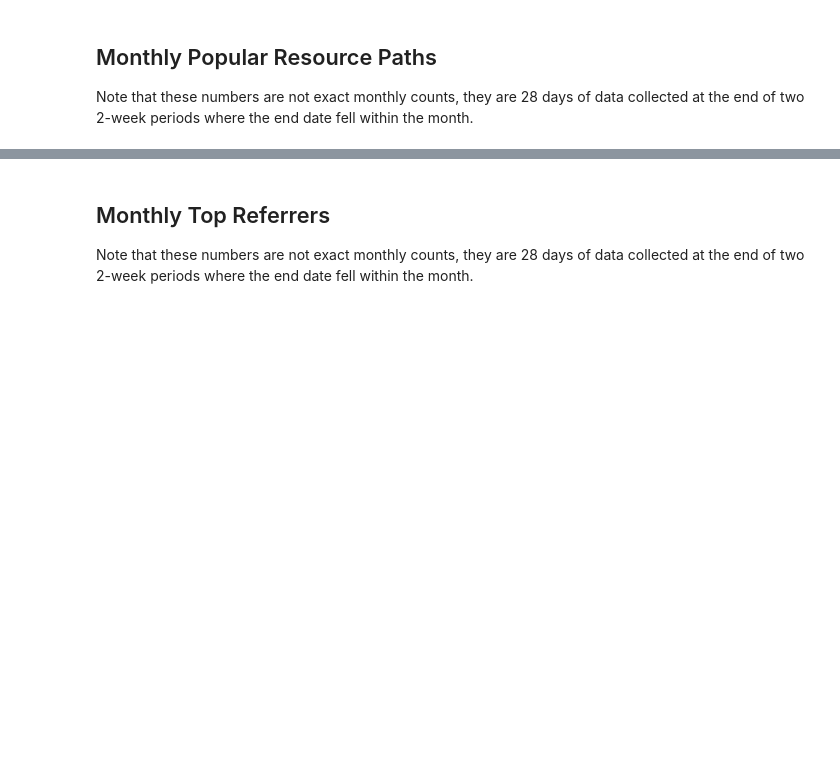
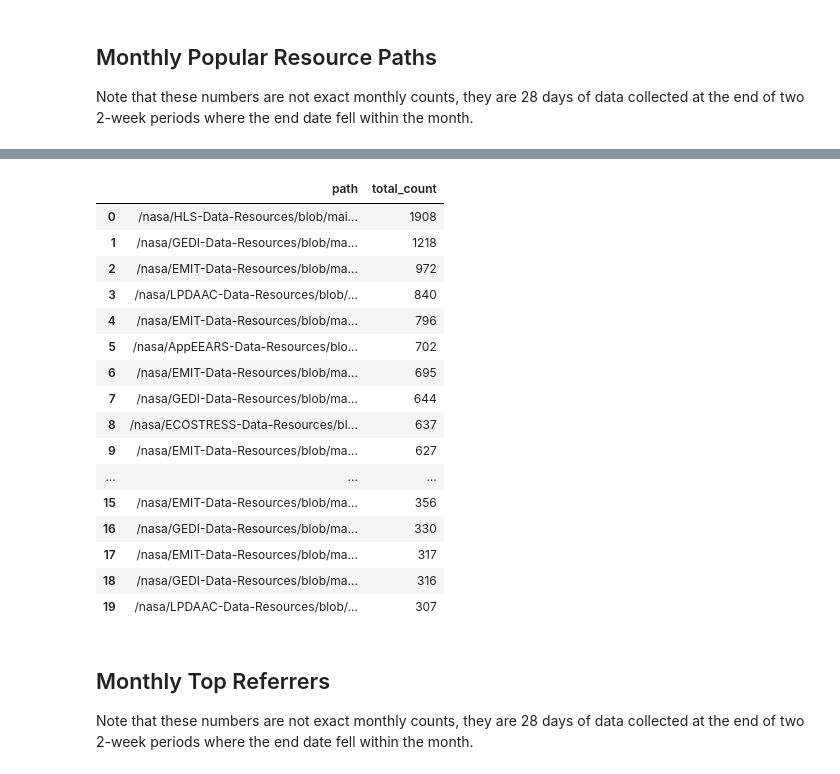
Before and after one commit to nasa/LPDAAC-Data-Resources, a Jupyter notebook: _metrics/view_metrics.ipynb, the cells around one changed output, grey strips where cells are left out. Drawn from its saved outputs; the diff is of its cells as text; code cells hidden in the pictures; blank space fills up the shorter version.

```diff
--- a/_metrics/view_metrics.ipynb
+++ b/_metrics/view_metrics.ipynb
@@ -112,3 +235,37 @@ monthly_paths.sort_values(['month','total_uniques'],ascending=[True,False]).grou
+# %%
+# Top 10 Popular Content: 2025-07 to 2026-06
+top_paths = (
+    filtered_paths[
+        filtered_paths["month"].between(
+            pd.Period("2025-07", "M"), pd.Period("2026-06", "M")
+        )
+    ]
+    .groupby("path")
+    .agg(total_count=("count", "sum"))
+    .reset_index()
+    .sort_values("total_count", ascending=False)
+    .head(20)
+    .reset_index(drop=True)
+)
+top_paths
+# %% [output]
+|  | path | total_count |
+| 0 | /nasa/HLS-Data-Resources/blob/mai... | 1908 |
+| 1 | /nasa/GEDI-Data-Resources/blob/ma... | 1218 |
+| 2 | /nasa/EMIT-Data-Resources/blob/ma... | 972 |
+| 3 | /nasa/LPDAAC-Data-Resources/blob/... | 840 |
+| 4 | /nasa/EMIT-Data-Resources/blob/ma... | 796 |
+| 5 | /nasa/AppEEARS-Data-Resources/blo... | 702 |
+| 6 | /nasa/EMIT-Data-Resources/blob/ma... | 695 |
+| 7 | /nasa/GEDI-Data-Resources/blob/ma... | 644 |
+| 8 | /nasa/ECOSTRESS-Data-Resources/bl... | 637 |
+| 9 | /nasa/EMIT-Data-Resources/blob/ma... | 627 |
+| ... | ... | ... |
+| 15 | /nasa/EMIT-Data-Resources/blob/ma... | 356 |
+| 16 | /nasa/GEDI-Data-Resources/blob/ma... | 330 |
+| 17 | /nasa/EMIT-Data-Resources/blob/ma... | 317 |
+| 18 | /nasa/GEDI-Data-Resources/blob/ma... | 316 |
+| 19 | /nasa/LPDAAC-Data-Resources/blob/... | 307 |
 # %% [markdown]
 ## Monthly Top Referrers
 Note that these numbers are not exact monthly counts, they are 28 days of data collected at the end of two 2-week periods where the end date fell within the month.
```
Also changed, not shown: parts of 11 cells of this notebook.
